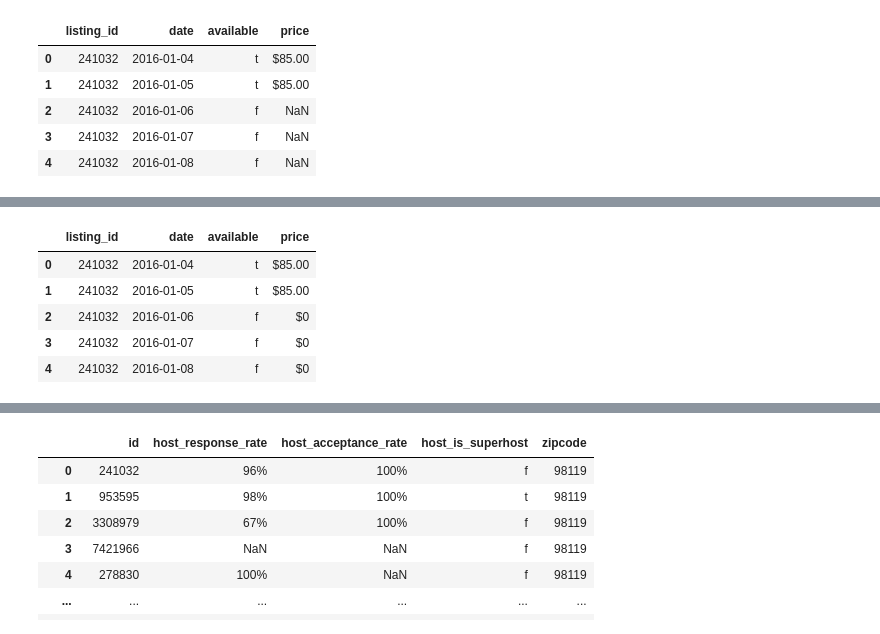
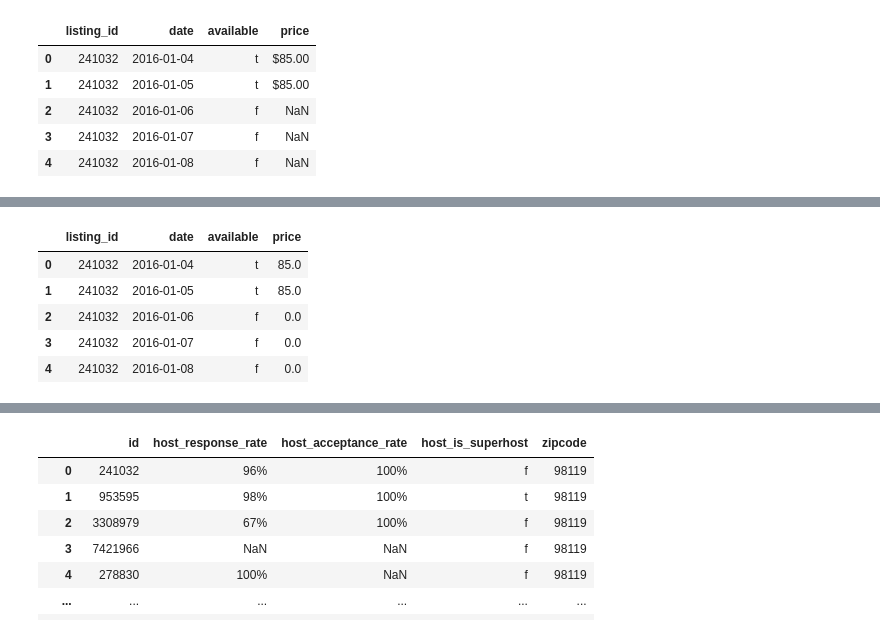
Before and after one commit to nt1analytics/Project-2, a Jupyter notebook: airbnb.ipynb, the cells around one changed output, grey strips where cells are left out. Saved outputs shown, nothing was run; the diff lists cells and outputs as text; code cells hidden in the pictures.

```diff
--- a/airbnb.ipynb
+++ b/airbnb.ipynb
@@ -41,23 +40,26 @@ calendar_new_df
 # %%
-# drop all nan values
-# clean_calendar_df = calendar_new_df.dropna()
-
 # replace NaN values for $0 so that it can be used.
 calendar_new_df['price'] = calendar_new_df['price'] .fillna('$0')
 clean_calendar_df = calendar_new_df
 
-# place result in pandas df
-# clean_calendar_df = pd.DataFrame(data= clean_calendar_df)
 
 # remove duplicate if there are any
 clean_calendar_df.drop_duplicates(inplace = True)
 
+
+# converting the string to datetime format
+clean_calendar_df['date'] = pd.to_datetime(clean_calendar_df['date'])
+
+# converting the string to float format
+clean_calendar_df['price'] = clean_calendar_df['price'].replace({'\$': '', ',': ''}, regex= True).astype(float)
+
+
 # print to review
 clean_calendar_df.head()
 # %% [output]
 |  | listing_id | date | available | price |
-| 0 | 241032 | 2016-01-04 | t | $85.00 |
-| 1 | 241032 | 2016-01-05 | t | $85.00 |
-| 2 | 241032 | 2016-01-06 | f | $0 |
-| 3 | 241032 | 2016-01-07 | f | $0 |
-| 4 | 241032 | 2016-01-08 | f | $0 |
+| 0 | 241032 | 2016-01-04 | t | 85.0 |
+| 1 | 241032 | 2016-01-05 | t | 85.0 |
+| 2 | 241032 | 2016-01-06 | f | 0.0 |
+| 3 | 241032 | 2016-01-07 | f | 0.0 |
+| 4 | 241032 | 2016-01-08 | f | 0.0 |
```
Also changed, not shown: parts of 29 cells of this notebook, 1 other file.
